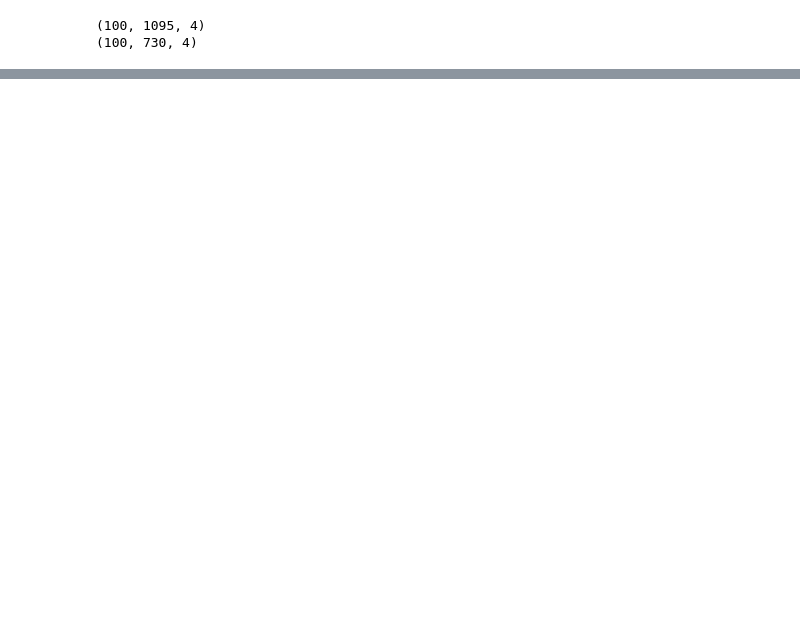
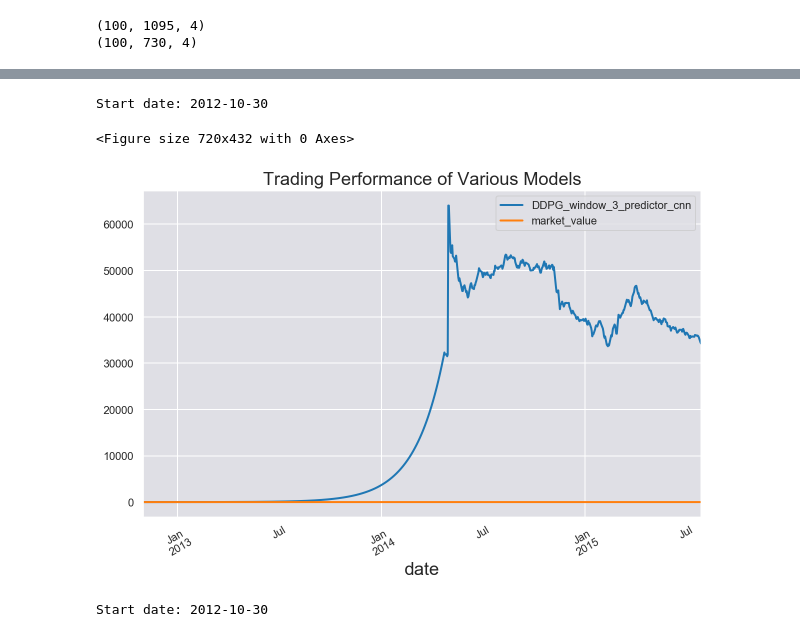
Before and after one commit to zm922/sum19, a Jupyter notebook: drl/src/ddpg100_experiments.ipynb, the cells around one changed output, grey strips where cells are left out. Drawn from its saved outputs; the diff is of its cells as text; code cells hidden in the pictures; blank space fills up the shorter version.

Commit message:
new 100 stock experiments

```diff
--- a/drl/src/ddpg100_experiments.ipynb
+++ b/drl/src/ddpg100_experiments.ipynb
@@ -185,14 +88,3 @@ ValueError: Error when checking input: expected conv2d_4_input to have shape (10
-# %%
-# common settings
-batch_size = 64
-action_bound = 1.
-tau = 1e-3
-# %%
-models = []
-model_names = []
-window_length_lst = [3,7]
-predictor_type_lst = ['cnn']
-use_batch_norm = True
 # %%
 nb_classes = len(target_stocks) + 1
 print(target_history.shape)
@@ -260,0 +151,29 @@ KeyboardInterrupt:
+# %%
+# instantiate environment, 100 stocks, with trading cost, window_length 3, start_date sample each time
+# load weights = FALSE
+for window_length in window_length_lst:
+    for predictor_type in predictor_type_lst:
+        name = 'DDPG_window_{}_predictor_{}'.format(window_length, predictor_type)
+        model_names.append(name)
+        tf.reset_default_graph()
+        sess = tf.Session()
+        tflearn.config.init_training_mode()
+        action_dim = [nb_classes]
+        state_dim = [nb_classes, window_length]
+        variable_scope = get_variable_scope(window_length, predictor_type, use_batch_norm)
+        with tf.variable_scope(variable_scope):
+            actor = StockActor(sess, state_dim, action_dim, action_bound, 1e-4, tau, batch_size, predictor_type,
+                               use_batch_norm)
+            critic = StockCritic(sess=sess, state_dim=state_dim, action_dim=action_dim, tau=1e-3,
+                                 learning_rate=1e-3, num_actor_vars=actor.get_num_trainable_vars(),
+                                 predictor_type=predictor_type, use_batch_norm=use_batch_norm)
+            actor_noise = OrnsteinUhlenbeckActionNoise(mu=np.zeros(action_dim))
+
+            model_save_path = get_model_path(window_length, predictor_type, use_batch_norm)
+            summary_path = get_result_path(window_length, predictor_type, use_batch_norm)
+
+            ddpg_model = DDPG(None, sess, actor, critic, actor_noise, obs_normalizer=obs_normalizer,
+                              config_file='config/stock.json', model_save_path=model_save_path,
+                              summary_path=summary_path)
+            ddpg_model.initialize(load_weights=True, verbose=False)
+            models.append(ddpg_model)
@@ -260,0 +185,15 @@ KeyboardInterrupt:
+# %%
+env = MultiActionPortfolioEnv(target_history, target_stocks, model_names[:1], steps=1000,
+                              sample_start_date='2012-10-30')
+# %% [output]
+Start date: 2012-10-30
+# %%
+test_model_multiple(env, models[:1])
+# %% [output]
+<Figure size 720x432 with 0 Axes>
+[figure, added]
+# %%
+env = MultiActionPortfolioEnv(testing_history, testing_stocks, model_names[:1], steps=650, start_idx=num_training_time,
+                   sample_start_date='2015-10-30')
+# %% [output]
+Start date: 2012-10-30
```
Also changed, not shown: parts of 14 cells of this notebook.
